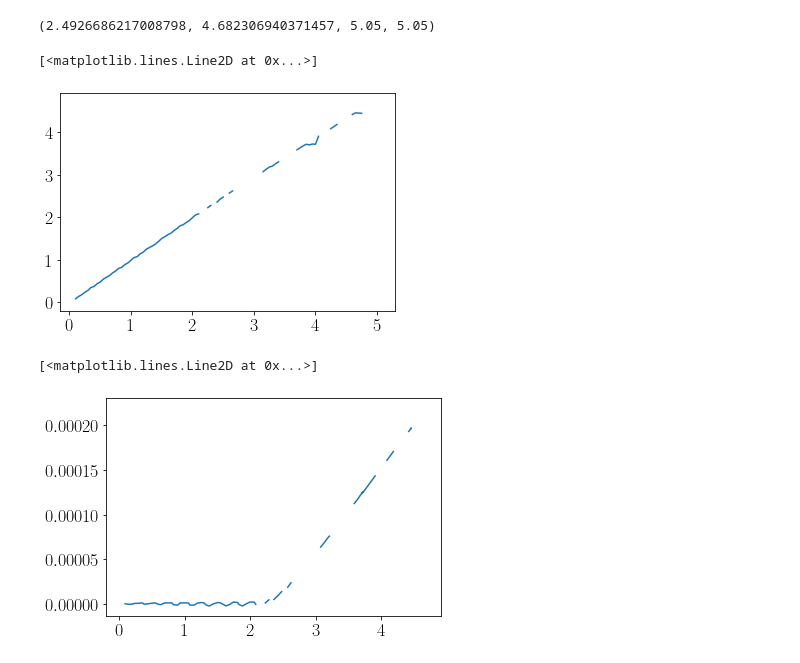
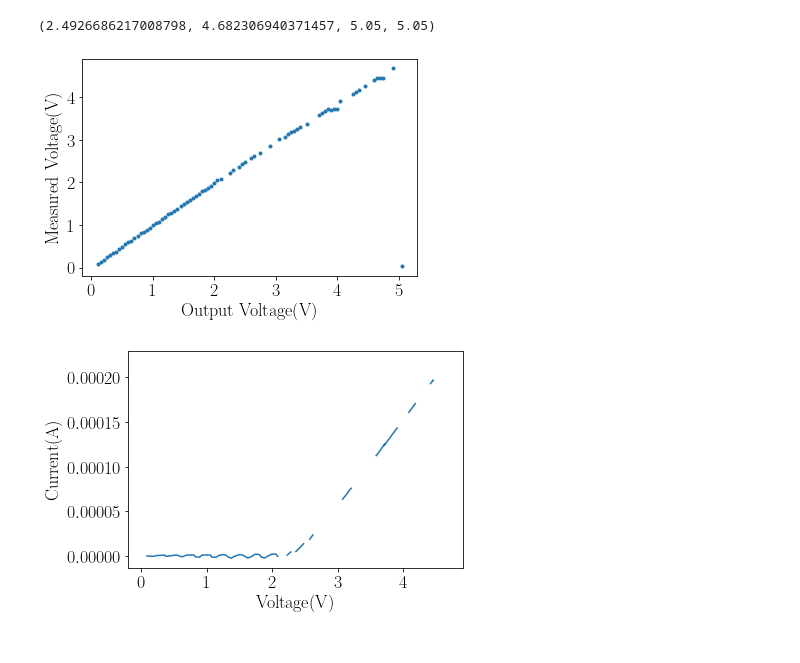
Before and after one commit to aaronkebede/PHY220, a Jupyter notebook: project-two/LED plots.ipynb, the cells around one changed output. Cells and saved outputs as stored; diff of their text form; code cells hidden in the pictures.

```diff
--- a/project-two/LED plots.ipynb
+++ b/project-two/LED plots.ipynb
@@ -50,10 +57,22 @@ I = (V_A_2 - V_A_1)/10000
 # %%
-plt.plot(V_PWM_2, V_A_2, '-')
+plt.plot(V_PWM_2, V_A_2, '.')
+plt.xlabel("Output Voltage(V)")
+plt.ylabel("Measured Voltage(V)")
+#plt.axvline(tau, lw='0.6', ls='-', c="green", label="tau")
+#plt.axhline(V_tau, lw='0.6', c="blue", label="V(tau)")
+#plt.legend()
+plt.savefig("Images/ V pwm vs V a2.pdf", bbox_inches='tight')
+plt.show()
 # %% [output]
-[<matplotlib.lines.Line2D at 0x...>]
-[figure, old version]
+[figure, new version]
 # %%
 plt.plot(V_A_2,I)
+plt.xlabel("Voltage(V)")
+plt.ylabel("Current(A)")
+#plt.axvline(tau, lw='0.6', ls='-', c="green", label="tau")
+#plt.axhline(V_tau, lw='0.6', c="blue", label="V(tau)")
+#plt.legend()
+plt.savefig("Images/ V vs I.pdf", bbox_inches='tight')
+plt.show()
 # %% [output]
-[<matplotlib.lines.Line2D at 0x...>]
-[figure, old version]
+[figure, new version]
```
Also changed, not shown: parts of 7 cells of this notebook, 5 other files.
